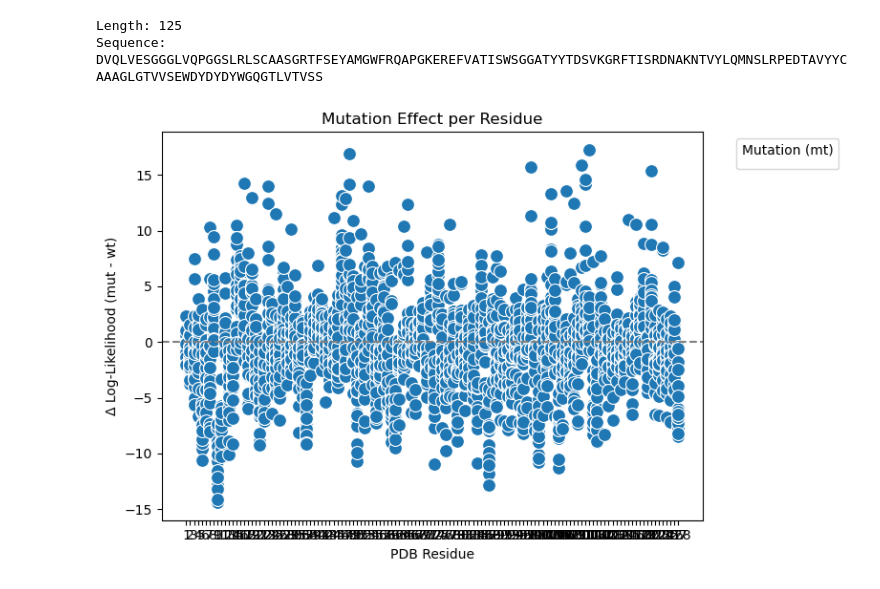
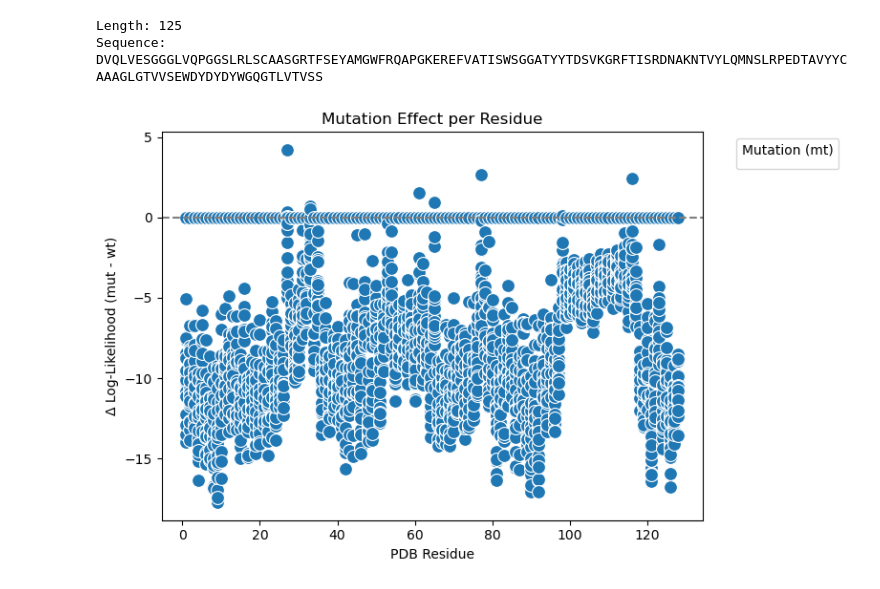
Before and after one commit to WenyueDai/Benchmark_point_mutation_antibody_VHH, a Jupyter notebook: temp/TEST.ipynb, the cells around one changed output. Drawn from its saved outputs; the diff is of its cells as text; code cells hidden in the pictures.

```diff
--- a/temp/TEST.ipynb
+++ b/temp/TEST.ipynb
@@ -104,26 +104,28 @@ Sequence: DVQLVESGGGLVQPGGSLRLSCAASGRTFSEYAMGWFRQAPGKEREFVATISWSGGATYYTDSVKGRFTI
 # %%
 import pandas as pd
 import seaborn as sns
 import matplotlib.pyplot as plt
 
 # 读取 CSV 或直接创建 DataFrame（你可以替换为 pd.read_csv("your_file.csv")）
-data = pd.read_csv("/home/eva/0_point_mutation/results/lmdesign/Caplacizumab_point_mutation_scan.csv")
+data = pd.read_csv("/home/eva/0_point_mutation/results/esm1f/nanobody_esm1f.csv")
+
+data = data[data['sample'] == "Caplacizumab"]
 
 # 快速绘图
 plt.figure(figsize=(8, 5))
 sns.scatterplot(
     data=data,
-    x="pdb_residue",
-    y="delta_log_likelihood_lm_design",
+    x="pos",
+    y="delta_seq_log_likelihood",
     s=100,
 )
 
 plt.axhline(0, color='gray', linestyle='--')
 plt.xlabel("PDB Residue")
 plt.ylabel("Δ Log-Likelihood (mut - wt)")
 plt.title("Mutation Effect per Residue")
 plt.legend(title="Mutation (mt)", bbox_to_anchor=(1.05, 1), loc='upper left')
 plt.tight_layout()
 plt.show()
 # %% [output]
-[figure, old version]
+[figure, new version]
```
Also changed, not shown: parts of 1 cell of this notebook, 9 other files.
